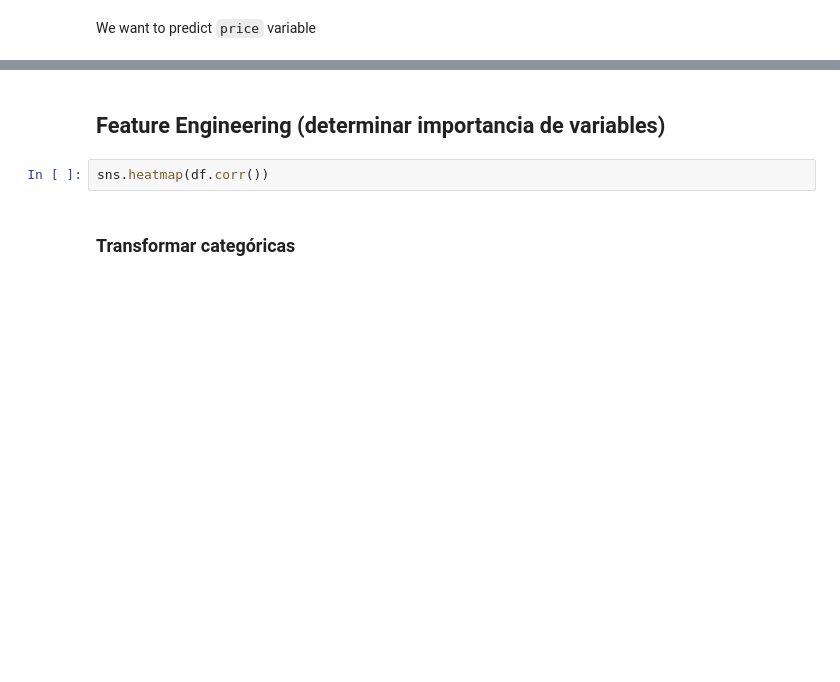
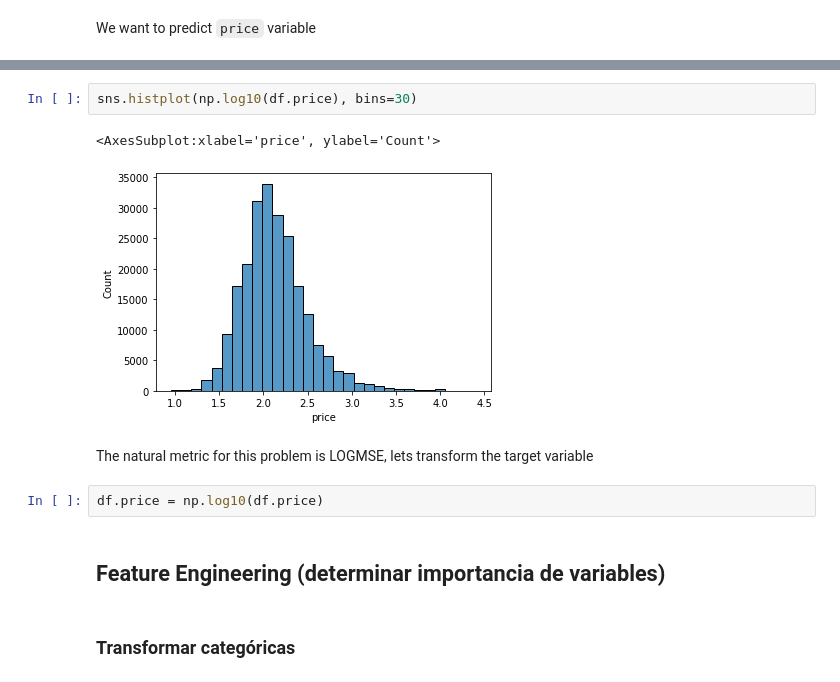
Before and after one commit to Ironhack-Data-Madrid-Agosto-2021/classroom-materials, a Jupyter notebook: week_07/07-Airbnb price prediction.ipynb, the cells around one changed output, grey strips where cells are left out. Saved outputs shown, nothing was run; the diff lists cells and outputs as text; blank space fills up the shorter version.

```diff
--- a/week_07/07-Airbnb price prediction.ipynb
+++ b/week_07/07-Airbnb price prediction.ipynb
@@ -20,7 +57,14 @@ df.dtypes
+# %%
+sns.histplot(np.log10(df.price), bins=30)
+# %% [output]
+<AxesSubplot:xlabel='price', ylabel='Count'>
+[figure, added]
+# %% [markdown]
+The natural metric for this problem is LOGMSE, lets transform the target variable
+# %%
+df.price = np.log10(df.price)
 # %% [markdown]
 ## Feature Engineering (determinar importancia de variables)
-# %%
-sns.heatmap(df.corr())
 # %% [markdown]
 ### Transformar categóricas
 # %% [markdown]
```
Also changed, not shown: parts of 38 cells of this notebook, 4 other files.
